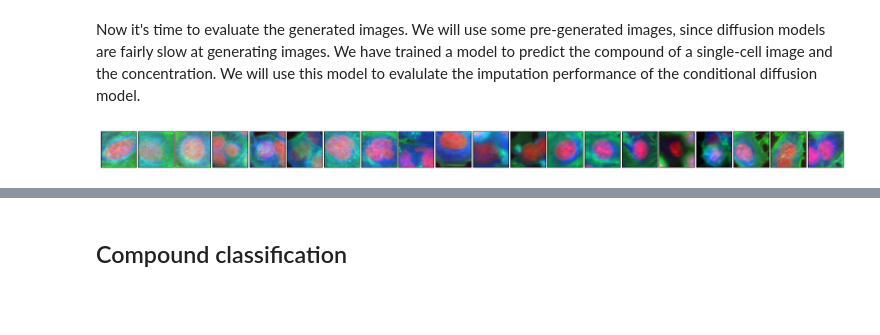
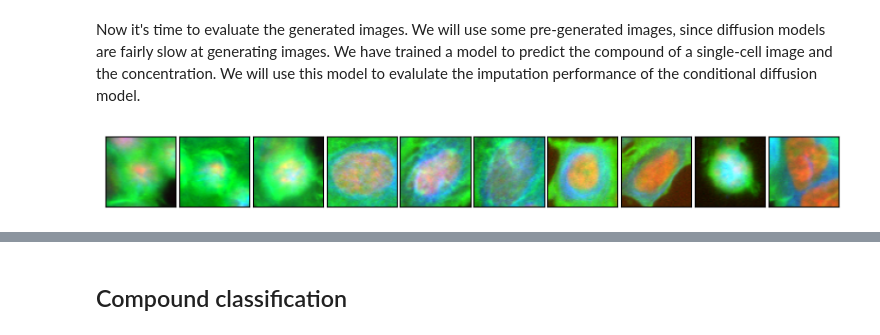
Before and after one commit to RasmusML/DiffCell, a Jupyter notebook: playground.ipynb, the cells around one changed output, grey strips where cells are left out. Cells and saved outputs as stored; diff of their text form; code cells hidden in the pictures; blank space fills up the shorter version.

```diff
--- a/playground.ipynb
+++ b/playground.ipynb
@@ -205,6 +168,6 @@ path = "./results/DDPM_Conditional/sampling/"
 sample_metadata = load_dict(os.path.join(path, "metadata.pkl"))
 sample_images = torch.tensor(np.load(os.path.join(path, "images.npy"))).float()
 # %%
-plot_images(sample_images[:20])
+plot_images(sample_images[:10])
 # %% [output]
-[figure, old version]
+[figure, new version]
```
Also changed, not shown: parts of 47 cells of this notebook, 7 other files.
